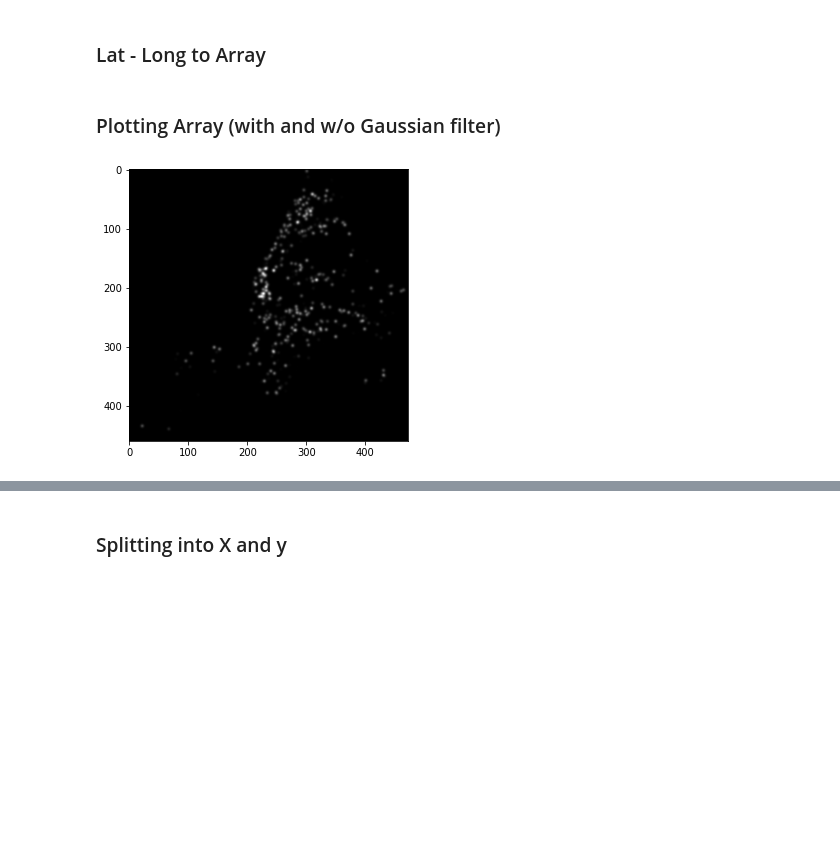
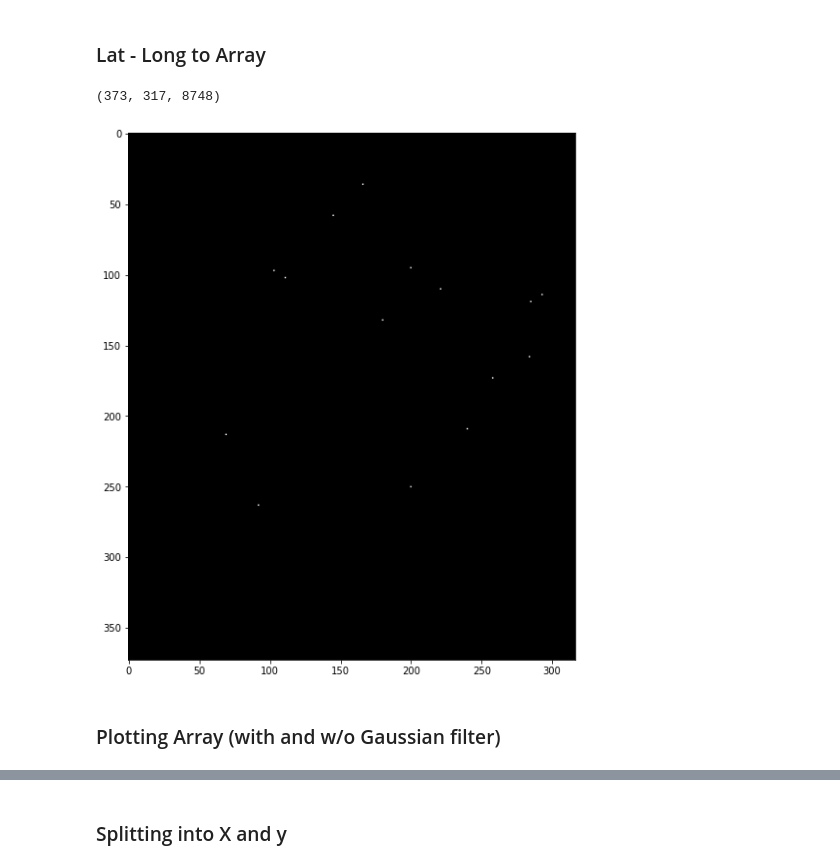
Before and after one commit to candiesforlife/minority_report, a Jupyter notebook: notebooks/cam_Model_in_Function.ipynb, the cells around one changed output, grey strips where cells are left out. Drawn from its saved outputs; the diff is of its cells as text; code cells hidden in the pictures; blank space fills up the shorter version.

```diff
--- a/notebooks/cam_Model_in_Function.ipynb
+++ b/notebooks/cam_Model_in_Function.ipynb
@@ -27,6 +26,6 @@ del pickle_path, f
 ### Sample Selection
 # %%
 inf = df['period'] > datetime(2016, 10, 1, 0, 0, 0)
-sup = df['period'] < datetime(2016, 11, 1, 0, 0, 0)
+sup = df['period'] < datetime(2017, 10, 1, 0, 0, 0)
 sample = df[ inf & sup ]
-del inf, sup, df
+sample = sample[sample['borough']=='BROOKLYN']
@@ -57,8 +60,6 @@ def from_meters_to_coords(lat_meters, lon_meters):
     latO = dLat * 180/np.pi
     lonO = dLon * 180/np.pi
 
-    del lat, lon, R, dn, de, dLat, dLon
-
     return latO, lonO
 # %%
 def from_coord_to_matrix(df, lat_meters, lon_meters):
@@ -71,35 +72,44 @@ def from_coord_to_matrix(df, lat_meters, lon_meters):
     df['time_index'] = df['period'].map(ind)
 
     #initiate matrix
-    grid_offset = np.array([0, -40.91553277600008,  -74.25559136315213,]) # Where do you start
+    #([40.56952999448672, 40.73912795313436],[-74.04189660705046, -73.83355923946421]) : brooklyn boundaries
+
+    grid_offset = np.array([ -40.73912795313436,  -74.04189660705046,0]) # Where do you start
     #from meters to lat/lon step
     lat_spacing, lon_spacing = from_meters_to_coords(lat_meters, lon_meters )
-    grid_spacing = np.array([1, lat_spacing , lon_spacing]) # What's the space you consider (euclidian here)
+    grid_spacing = np.array([lat_spacing , lon_spacing,1]) # What's the space you consider (euclidian here)
 
 
     #get points coordinates
-    coords = np.array([(t_ind, -lat, lon) for t_ind, lat, lon \
-                   in zip(df['time_index'],df['latitude'],df['longitude'])])
+    coords = np.array([( -lat, lon,t_ind) for lat, lon,t_ind \
+                   in zip(df['latitude'],df['longitude'],df['time_index'])])
 
 
     # Convert point to index
     indexes = np.round((coords - grid_offset)/grid_spacing).astype('int')
-    Z = indexes[:,0]
+    X = indexes[:,0]
     Y = indexes[:,1]
-    X = indexes[:,2]
+    Z = indexes[:,2]
 
     #virgin matrix
-    a = np.zeros((Z.max()+1, Y.max()+1, X.max()+1))
+    a = np.zeros((X.max()+1, Y.max()+1, Z.max()+1))
 
 
-    a[Z, Y, X]=1
-
-    del ind, grid_offset, lat_spacing, lon_spacing, grid_spacing, coords, indexes, Z, Y, X
+    a[X, Y, Z]=1
 
     return a, a.shape[1], a.shape[2]
 # %%
-img, lat_size, lon_size = from_coord_to_matrix(sample, 100, 100)
-del sample
+img, lat_size, lon_size = from_coord_to_matrix(sample, 50, 50)
+# %%
+img.shape
+# %% [output]
+(373, 317, 8748)
+# %%
+plt.figure(figsize=(10, 10))
+
+plt.imshow(img[:,:,10], cmap='gray');
+# %% [output]
+[figure, added]
 # %% [markdown]
 ### Plotting Array (with and w/o Gaussian filter)
 # %%
@@ -107,10 +117,3 @@ del sample
 #plt.imshow(img[3], cmap='gray');
 # %%
 img3D_conv = gaussian_filter(img, sigma=(2, 2, 2))
-del img
-
-plt.figure(figsize=(5, 5))
-
-plt.imshow(img3D_conv[3], cmap='gray');
-# %% [output]
-[figure, removed]
```
Also changed, not shown: parts of 11 cells of this notebook, 1 other file.
